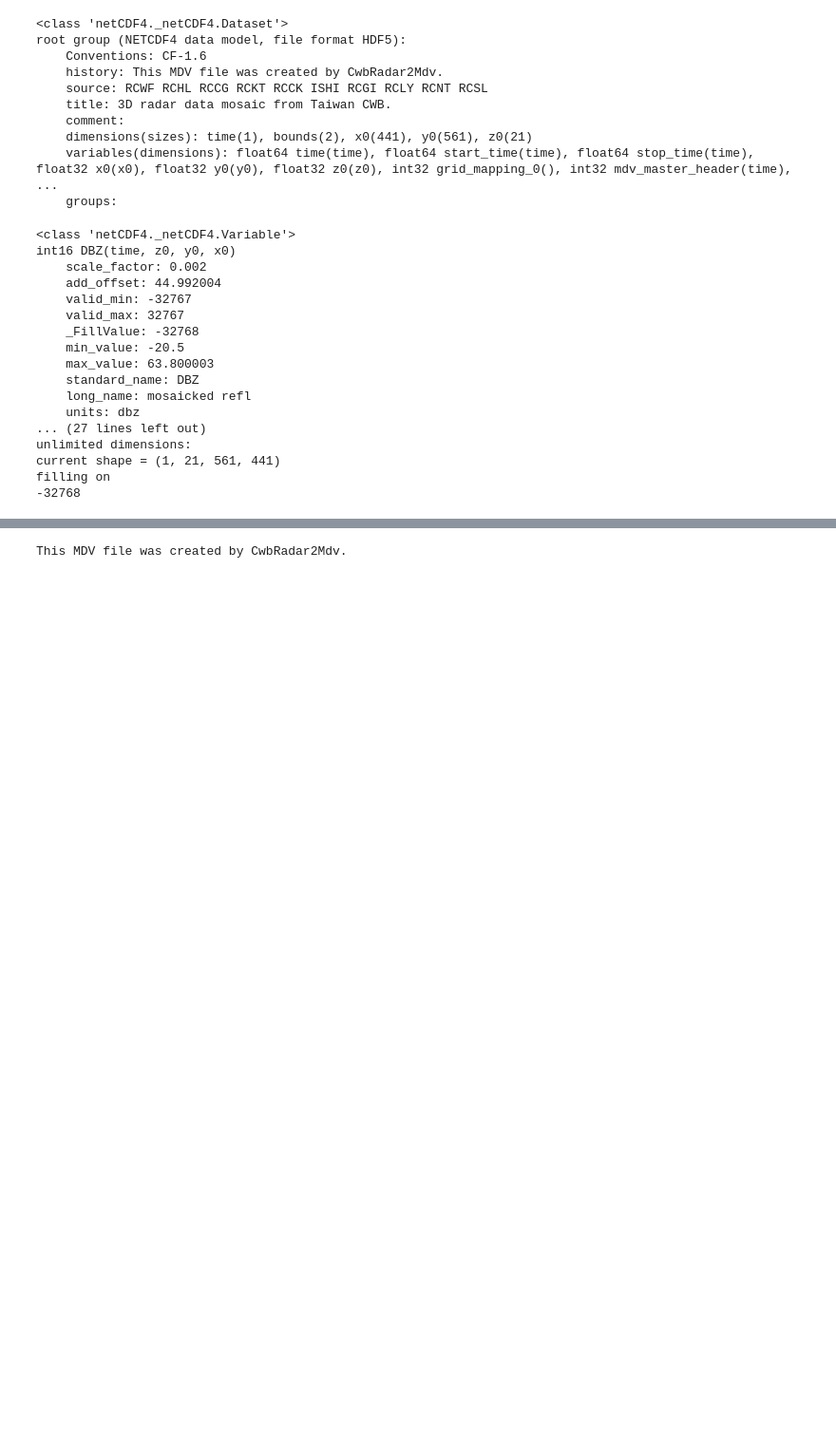
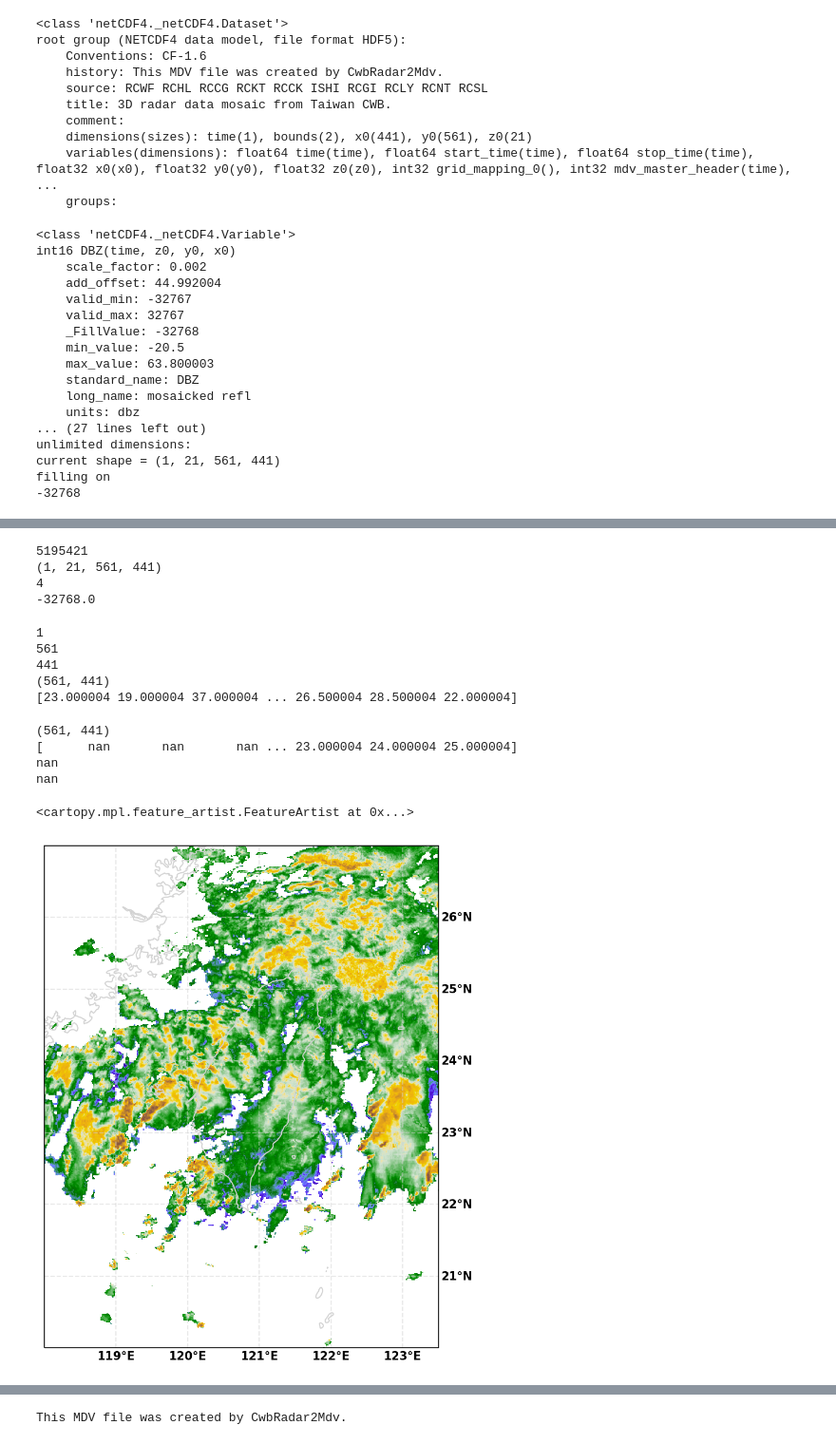
Before and after one commit to NCAR/lrose-docs, a Jupyter notebook: notebooks/erad_workshop_2022.ipynb, the cells around one changed output, grey strips where cells are left out. Shown at 95% size. Saved outputs shown, nothing was run; the diff lists cells and outputs as text; code cells hidden in the pictures; blank space fills up the shorter version.

```diff
--- a/notebooks/erad_workshop_2022.ipynb
+++ b/notebooks/erad_workshop_2022.ipynb
@@ -244,0 +77,11 @@ AttributeError: NetCDF: Attribute not found
+# %%
+dbz1 = np.array(ds['DBZ'])
+print(dbz1.size)
+print(dbz1.shape)
+print(dbz1.ndim)
+print(dbz1[0][0][256][0])
+# %% [output]
+5195421
+(1, 21, 561, 441)
+4
+-32768.0
@@ -244,0 +95,67 @@ AttributeError: NetCDF: Attribute not found
+# %%
+dbzPlane0 = dbz1[0][0:1]
+print(dbzPlane0.shape[0])
+print(dbzPlane0.shape[1])
+print(dbzPlane0.shape[2])
+dbz2D = dbzPlane0.reshape(dbzPlane0.shape[1],dbzPlane0.shape[2])
+print(dbz2D.shape)
+print(dbz2D[dbz2D != fillValue])
+# %% [output]
+1
+561
+441
+(561, 441)
+[23.000004 19.000004 37.000004 ... 26.500004 28.500004 22.000004]
+# %%
+dbzPlaneMax = np.amax(dbz1, (0, 1))
+dbzPlaneMax[dbzPlaneMax == fillValue] = np.nan
+print(dbzPlaneMax.shape)
+print(dbzPlaneMax[dbzPlaneMax != fillValue])
+print(np.min(dbzPlaneMax))
+print(np.max(dbzPlaneMax))
+# %% [output]
+(561, 441)
+[      nan       nan       nan ... 23.000004 24.000004 25.000004]
+nan
+nan
+# %%
+def new_map(fig):
+
+    ## Create projection centered as the CWB radar image:
+    proj = ccrs.PlateCarree()
+
+    ## New axes with the specified projection:
+    ax = fig.add_subplot(1, 1, 1, projection=proj)
+
+    ## Set extent the same as radar mosaic
+    ax.set_extent([minLon, maxLon, minLat, maxLat])
+
+    ## Add grid lines & labels:
+    gl = ax.gridlines( crs=ccrs.PlateCarree()
+                     , draw_labels=True
+                     , linewidth=1
+                     , color='lightgray'
+                     , alpha=0.5, linestyle='--'
+                     )
+    gl.top_labels = False
+    gl.left_labels = False
+    gl.xlines = True
+    gl.ylines = True
+    gl.xformatter = LONGITUDE_FORMATTER
+    gl.yformatter = LATITUDE_FORMATTER
+    gl.xlabel_style = {'size': 10, 'weight': 'bold'}
+    gl.ylabel_style = {'size': 10, 'weight': 'bold'}
+
+    return ax
+# %%
+fig = plt.figure(figsize=(8, 8), dpi=150)
+ax = new_map(fig)
+plt.imshow(dbzPlaneMax,
+            cmap='pyart_Carbone42',
+            interpolation = 'bilinear',
+            origin = 'lower',
+            extent = (minLon, maxLon, minLat, maxLat))
+ax.coastlines('10m', 'lightgray', linewidth=1, zorder=0)
+# %% [output]
+<cartopy.mpl.feature_artist.FeatureArtist at 0x...>
+[figure, added]
```
Also changed, not shown: parts of 15 cells of this notebook.
